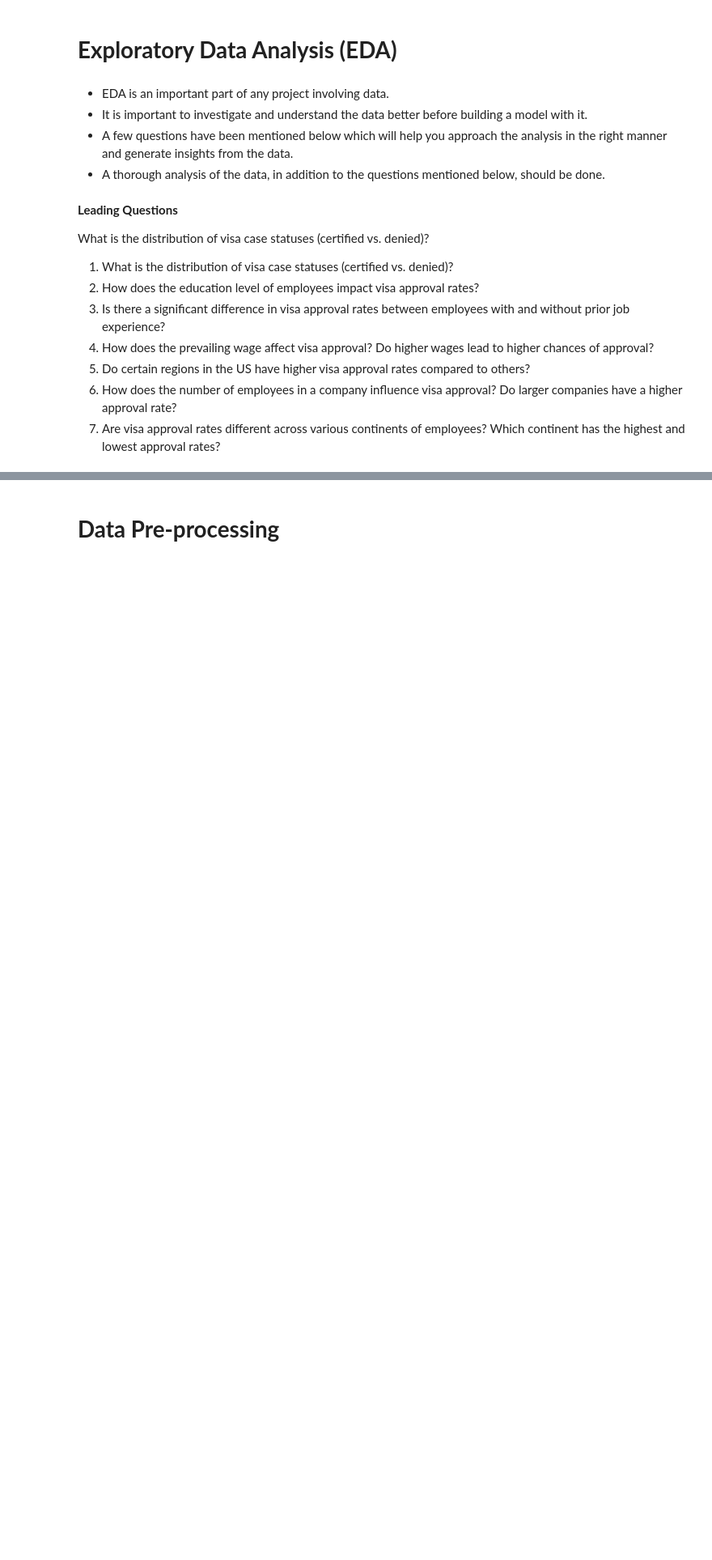
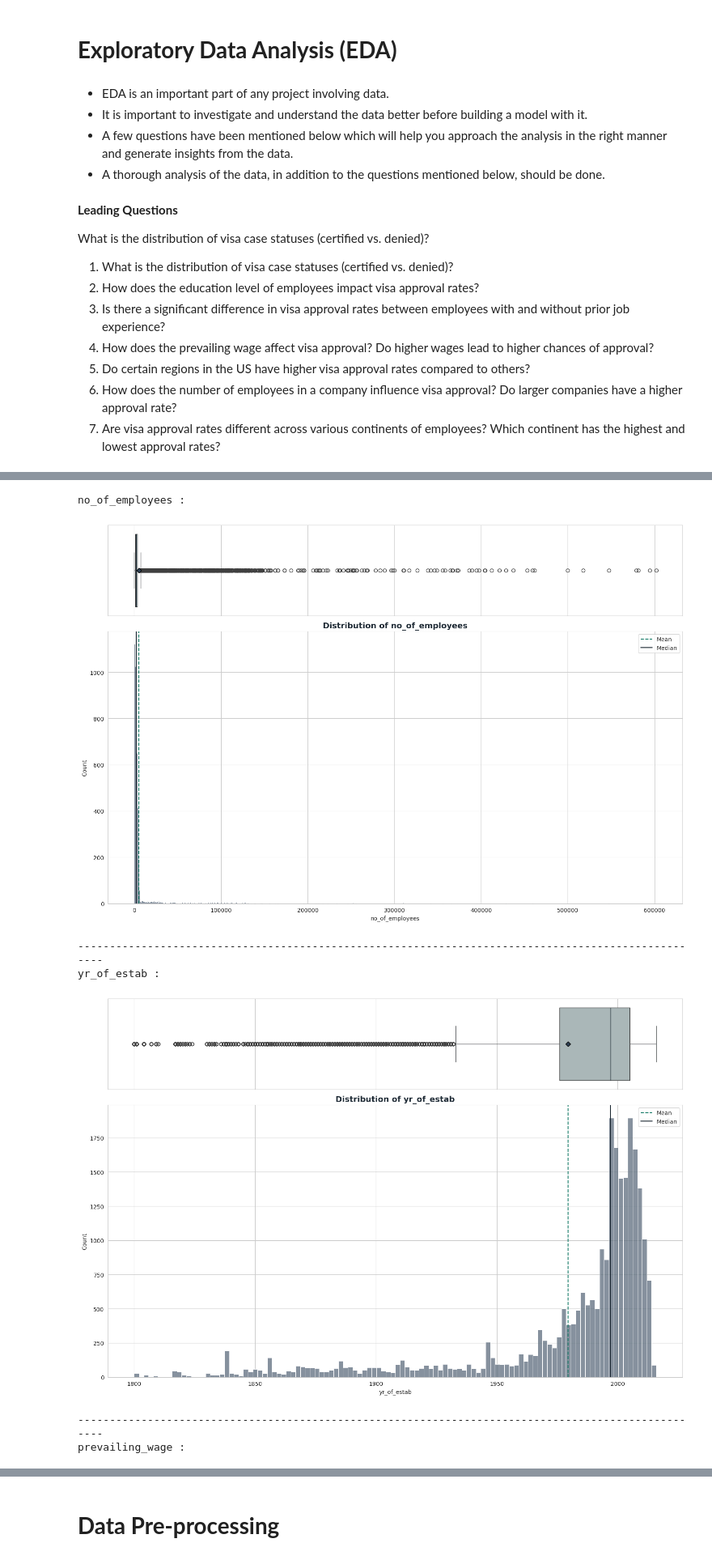
Before and after one commit to gaca-ai/easy_visa, a Jupyter notebook: GACA_EasyVisaProject_FullCode.ipynb, the cells around one changed output, grey strips where cells are left out. Shown at 81% size. Drawn from its saved outputs; the diff is of its cells as text; code cells hidden in the pictures; blank space fills up the shorter version.

```diff
--- a/GACA_EasyVisaProject_FullCode.ipynb
+++ b/GACA_EasyVisaProject_FullCode.ipynb
@@ -103,0 +450,2 @@ What is the distribution of visa case statuses (certified vs. denied)?
+# %%
+num_cols = df.select_dtypes(include=['int64', 'float64']).columns
@@ -103,0 +454,13 @@ What is the distribution of visa case statuses (certified vs. denied)?
+# %%
+for col in num_cols:
+  print(col,":","\n")
+  histogram_boxplot(df, col)
+  print("-"*100)
+# %% [output]
+no_of_employees :
+[figure, added]
+----------------------------------------------------------------------------------------------------
+yr_of_estab :
+[figure, added]
+----------------------------------------------------------------------------------------------------
+prevailing_wage :
```
Also changed, not shown: parts of 37 cells of this notebook.
